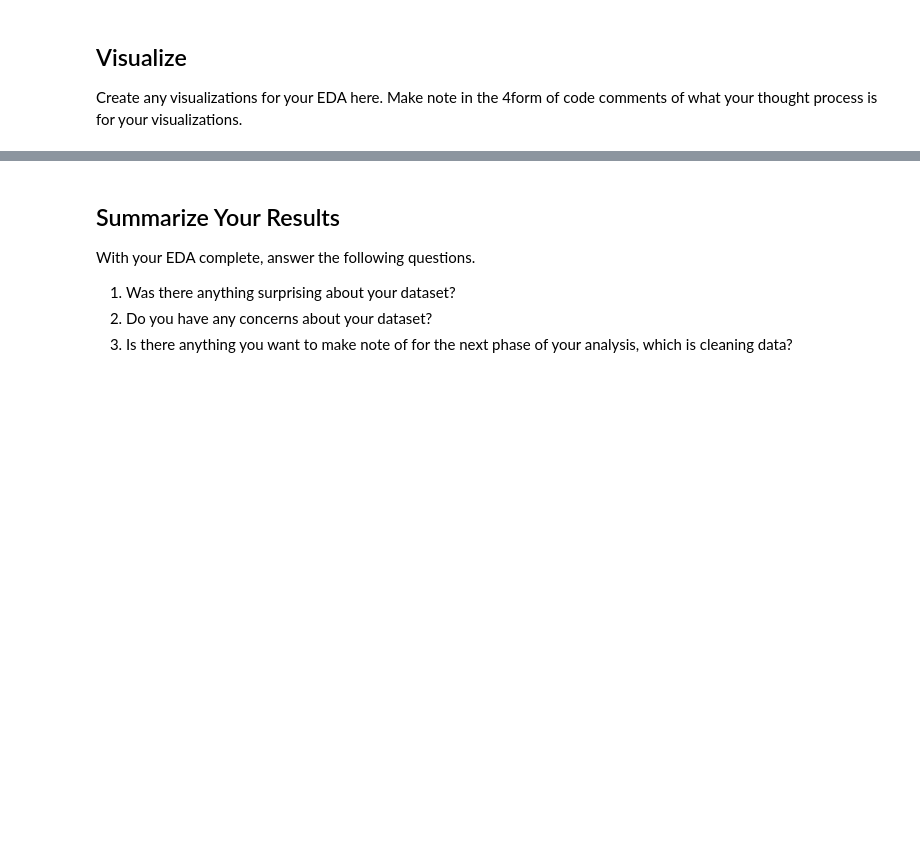
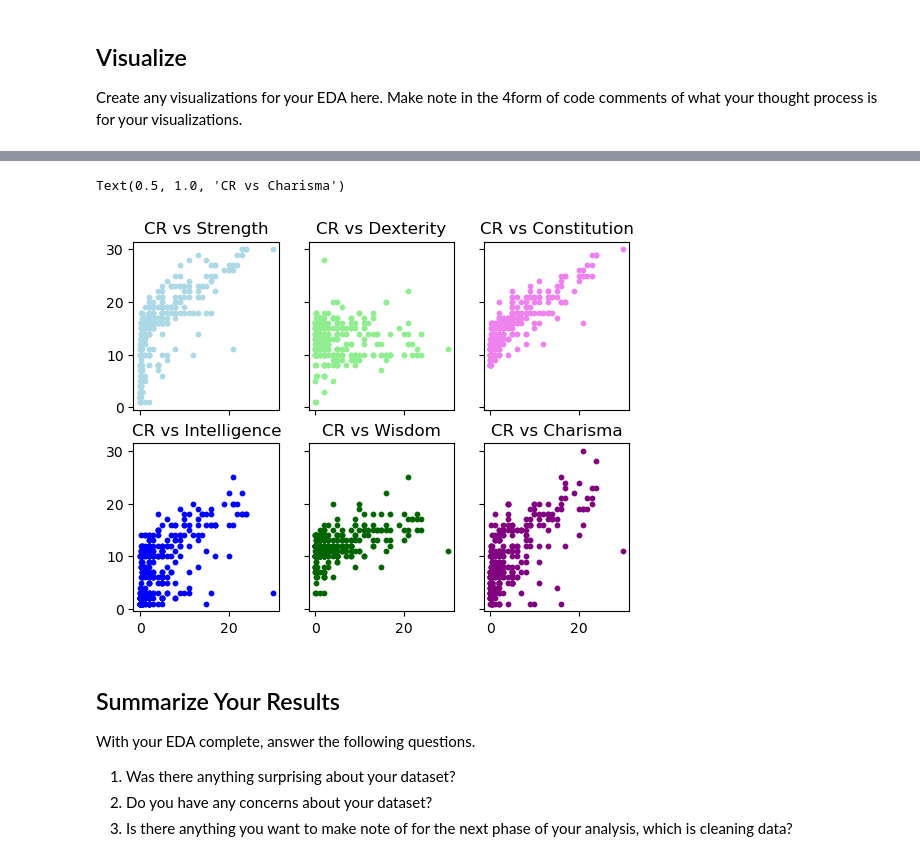
Before and after one commit to odelmas-sci/assignment-4-eda-checkpoint, a Jupyter notebook: checkpoint-two.ipynb, the cells around one changed output, grey strips where cells are left out. Drawn from its saved outputs; the diff is of its cells as text; code cells hidden in the pictures; blank space fills up the shorter version.

```diff
--- a/checkpoint-two.ipynb
+++ b/checkpoint-two.ipynb
@@ -285,0 +331,33 @@ Create any visualizations for your EDA here. Make note in the 4form of code comm
+# %%
+cr_stats = monsters_renamed.groupby('challenge_rating')[['strength', 'dex', 'con', 'intel', 'wis', 'charisma']].mean()
+
+cr = monsters_renamed['challenge_rating']
+strength = monsters_renamed['strength']
+dex = monsters_renamed['dex']
+con = monsters_renamed['con']
+intel = monsters_renamed['intel']
+wis = monsters_renamed['wis']
+charisma = monsters_renamed['charisma']
+
+
+fig, axs = plt.subplots(2, 3, sharex = True, sharey = True)
+axs[0, 0].scatter(cr, strength, color = 'lightblue', s = 10)
+axs[0, 0].set_title('CR vs Strength')
+
+axs[0, 1].scatter(cr, dex, color = 'lightgreen', s = 10)
+axs[0, 1].set_title('CR vs Dexterity')
+
+axs[0, 2].scatter(cr, con, color = 'violet', s = 10)
+axs[0, 2].set_title('CR vs Constitution')
+
+axs[1, 0].scatter(cr, intel, color = 'blue', s = 10)
+axs[1, 0].set_title('CR vs Intelligence')
+
+axs[1, 1].scatter(cr, wis, color = 'darkgreen', s = 10)
+axs[1, 1].set_title('CR vs Wisdom')
+
+axs[1, 2].scatter(cr, charisma, color = 'purple', s = 10)
+axs[1, 2].set_title('CR vs Charisma')
+# %% [output]
+Text(0.5, 1.0, 'CR vs Charisma')
+[figure, added]
```
Also changed, not shown: parts of 7 cells of this notebook.
